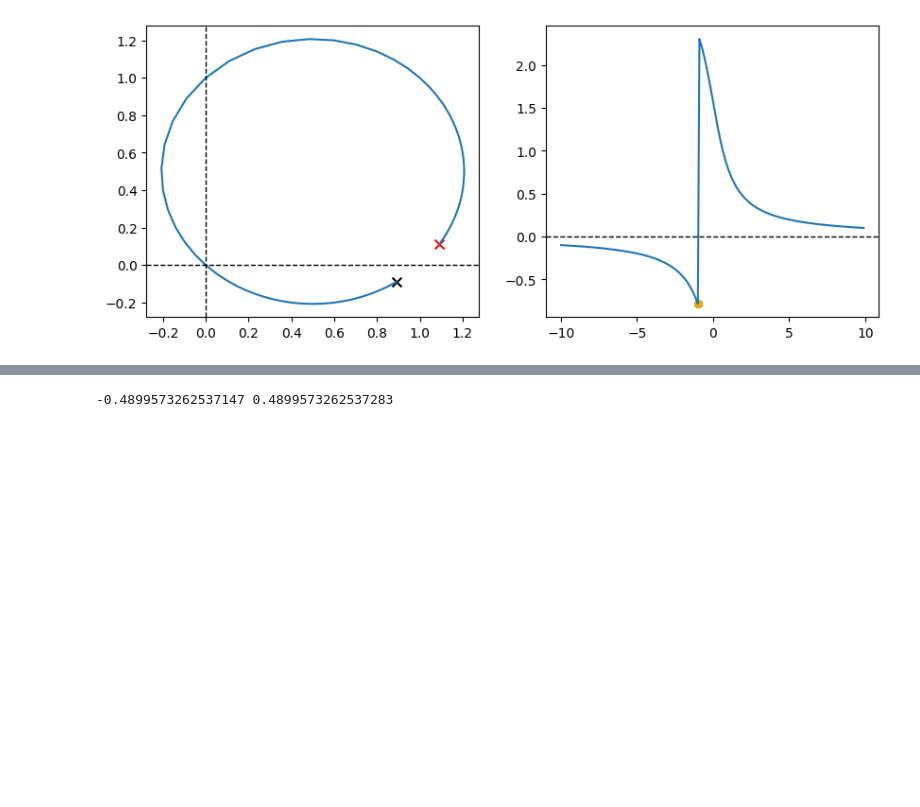
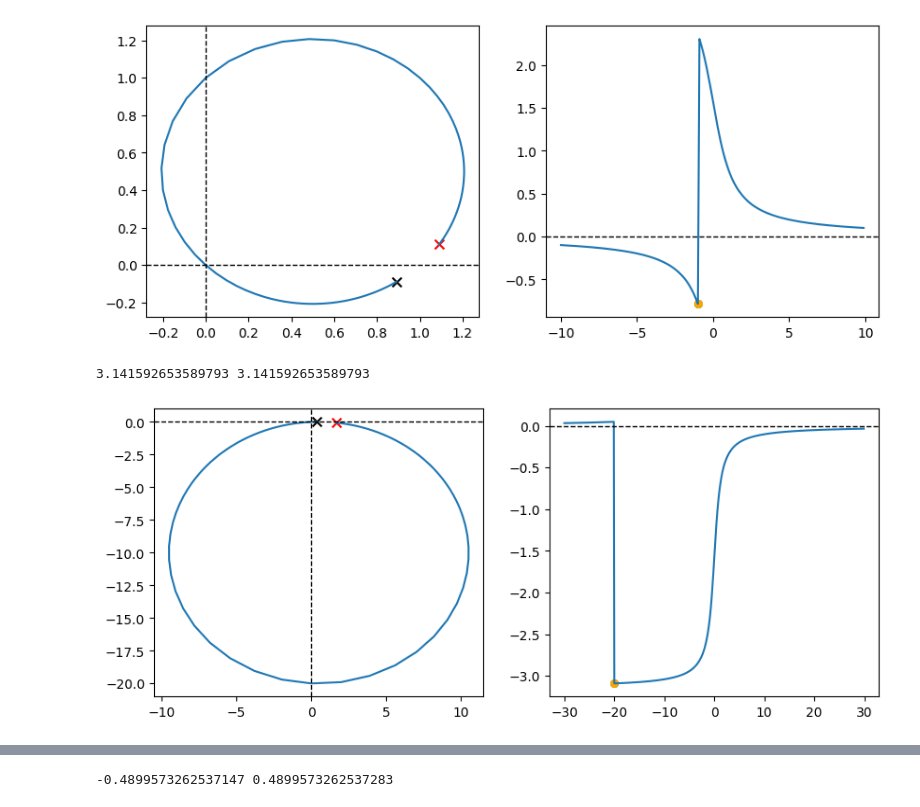
Before and after one commit to kulichik39/photoionization_analysis, a Jupyter notebook: phase_model_analysis/phase_model.ipynb, the cells around one changed output, grey strips where cells are left out. Drawn from its saved outputs; the diff is of its cells as text; code cells hidden in the pictures; blank space fills up the shorter version.

```diff
--- a/phase_model_analysis/phase_model.ipynb
+++ b/phase_model_analysis/phase_model.ipynb
@@ -76,5 +76,17 @@ print(np.pi, analyt_jump(R, I))
 # %% [output]
 3.141592653589793 3.141592653589793
 [figure]
+# %%
+# I = 0
+R = 20
+I = 0
+
+eps = np.arange(-30, 30, 0.1)
+
+energy_term, phase, ext1, ext2, phase_ext1, phase_ext2 = plot(R, I, eps, absorption=False)
+print(np.pi, analyt_jump(R, I))
+# %% [output]
+3.141592653589793 3.141592653589793
+[figure, added]
 # %%
 # 0 < I < 1
```
Also changed, not shown: parts of 4 cells of this notebook, 3 other files.
